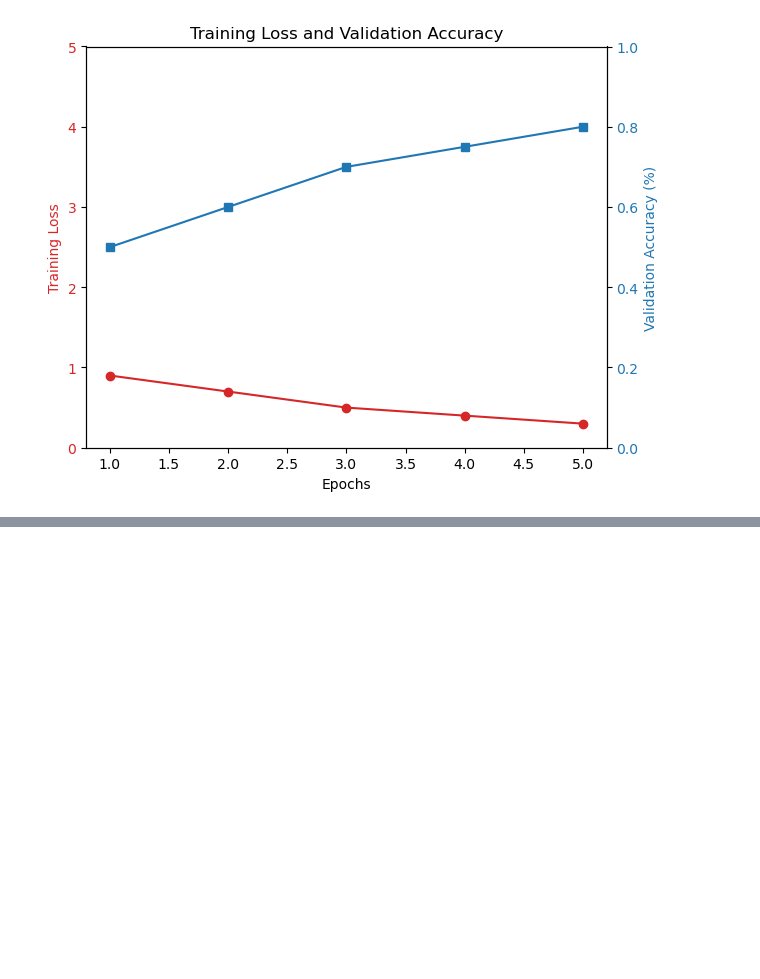
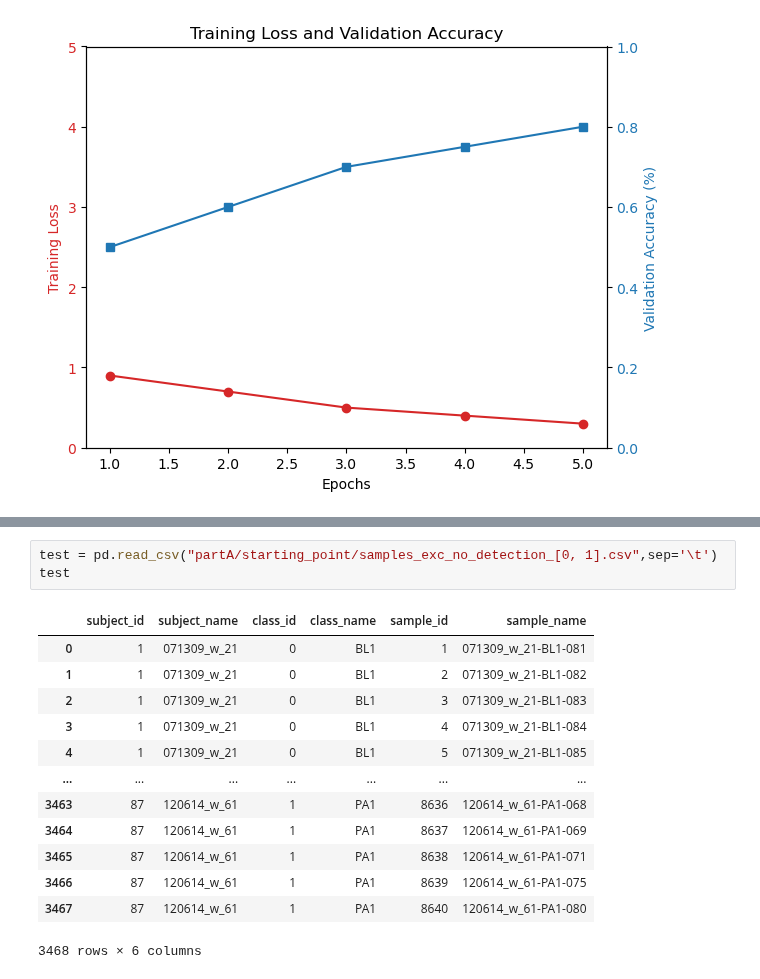
Before and after one commit to villifCoder559/PainAssessmentVideo, a Jupyter notebook: test.ipynb, the cells around one changed output, grey strips where cells are left out. Drawn from its saved outputs; the diff is of its cells as text; blank space fills up the shorter version.

```diff
--- a/test.ipynb
+++ b/test.ipynb
@@ -438,0 +518,17 @@ tuple(x+1 for x in dim_red)
+# %%
+test = pd.read_csv("partA/starting_point/samples_exc_no_detection_[0, 1].csv",sep='\t')
+test
+# %% [output]
+|  | subject_id | subject_name | class_id | class_name | sample_id | sample_name |
+| 0 | 1 | 071309_w_21 | 0 | BL1 | 1 | 071309_w_21-BL1-081 |
+| 1 | 1 | 071309_w_21 | 0 | BL1 | 2 | 071309_w_21-BL1-082 |
+| 2 | 1 | 071309_w_21 | 0 | BL1 | 3 | 071309_w_21-BL1-083 |
+| 3 | 1 | 071309_w_21 | 0 | BL1 | 4 | 071309_w_21-BL1-084 |
+| 4 | 1 | 071309_w_21 | 0 | BL1 | 5 | 071309_w_21-BL1-085 |
+| ... | ... | ... | ... | ... | ... | ... |
+| 3463 | 87 | 120614_w_61 | 1 | PA1 | 8636 | 120614_w_61-PA1-068 |
+| 3464 | 87 | 120614_w_61 | 1 | PA1 | 8637 | 120614_w_61-PA1-069 |
+| 3465 | 87 | 120614_w_61 | 1 | PA1 | 8638 | 120614_w_61-PA1-071 |
+| 3466 | 87 | 120614_w_61 | 1 | PA1 | 8639 | 120614_w_61-PA1-075 |
+| 3467 | 87 | 120614_w_61 | 1 | PA1 | 8640 | 120614_w_61-PA1-080 |
+3468 rows × 6 columns
```
Also changed, not shown: parts of 17 cells of this notebook.
